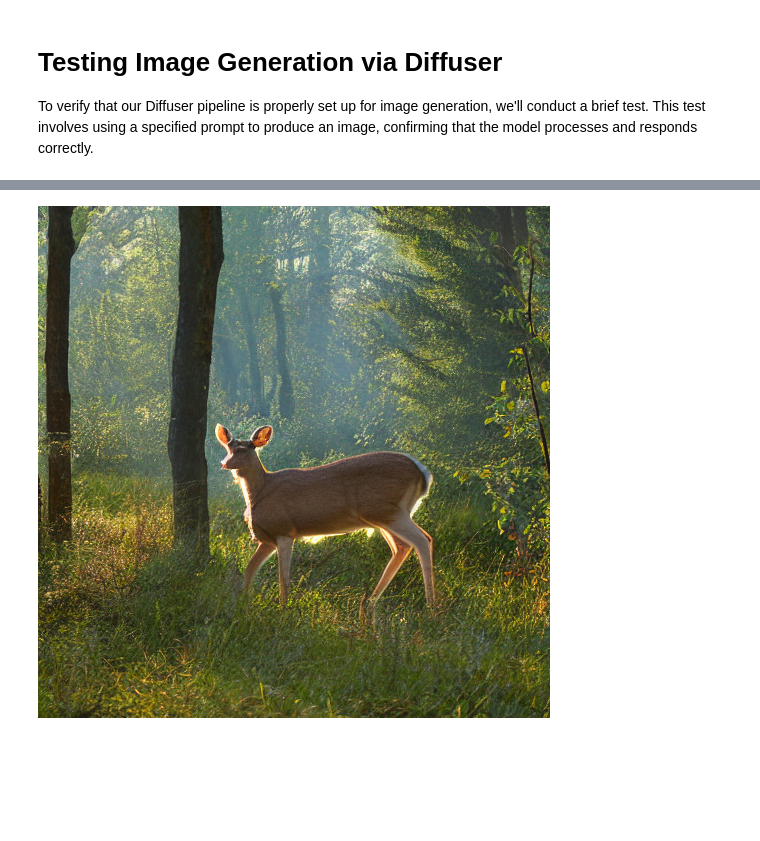
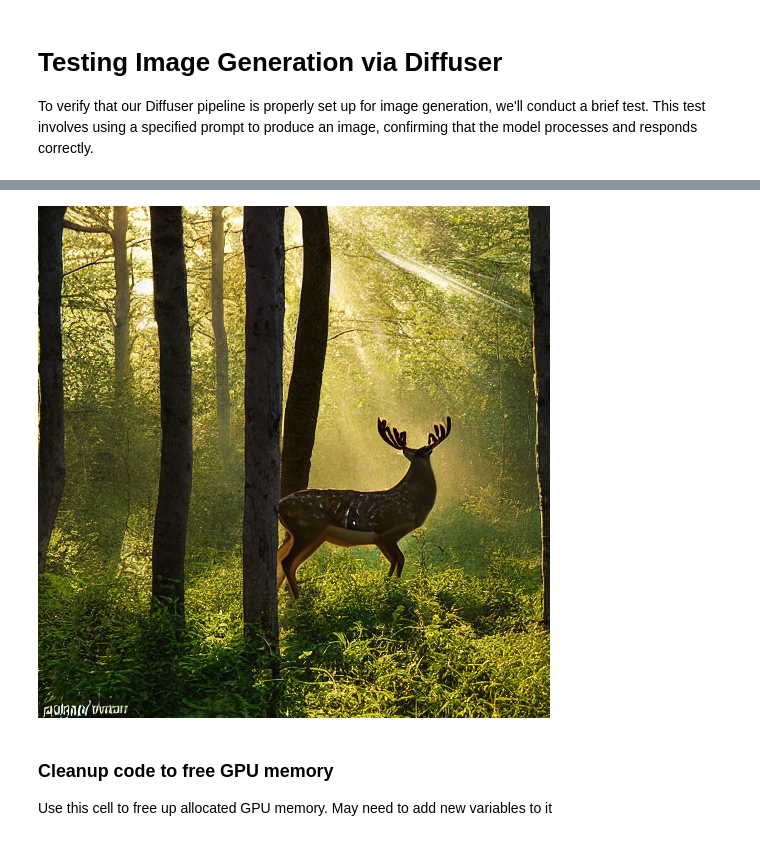
Before and after one commit to arshadlab/aieverywhere, a Jupyter notebook: storywriting.ipynb, the cells around one changed output, grey strips where cells are left out. Cells and saved outputs as stored; diff of their text form; code cells hidden in the pictures; blank space fills up the shorter version.

Commit message:
Code cleanup

```diff
--- a/storywriting.ipynb
+++ b/storywriting.ipynb
@@ -317,7 +338,7 @@ image = diffuser_pipe(
         #prompt="a photo of a cat holding a sign that says hello world",
         prompt="A raccoon trapped inside a glass jar full of colorful candies, the background is steamy with vivid colors",
         negative_prompt="",
-        num_inference_steps=28,
+        num_inference_steps=30,
         height=512,
         width=512,
         guidance_scale=7.0,
@@ -641,4 +655,4 @@ The villagers of Brindlemark gather in the town square under the soft light of t
 # %%
-generate_img("Dappled forest light filters through the canopy, casting a soft glow on the dew-covered undergrowth, as a lone deer tiptoes through the clearing.")
+generate_img("Dappled forest light filters through the canopy, casting a soft glow on the dew-covered undergrowth, as a lone deer tiptoes through the clearing.", steps=30)
 # %% [output]
-[figure, old version]
+[figure, new version]
@@ -687 +659,4 @@ except NameError:
+# %% [markdown]
+### Cleanup code to free GPU memory
+Use this cell to free up allocated GPU memory.  May need to add new variables to it
 # %%
```
Also changed, not shown: parts of 37 cells of this notebook.
